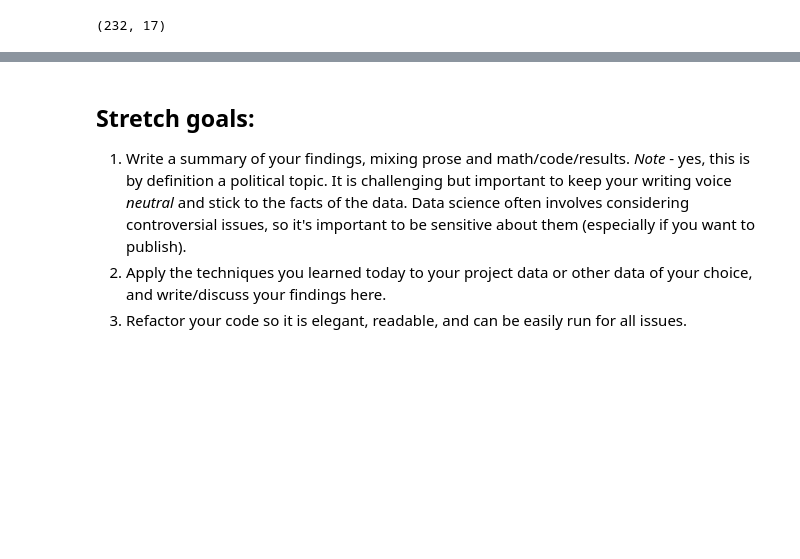
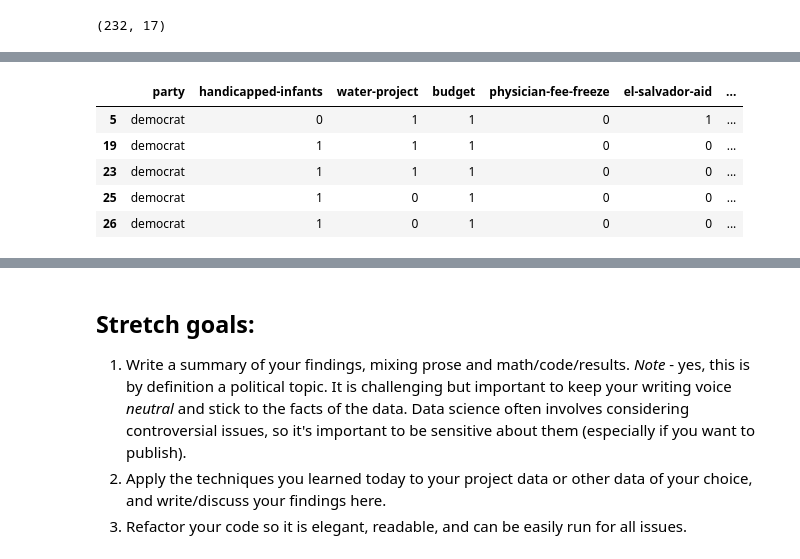
Before and after one commit to Khislatz/DS-Unit-1-Sprint-2-Statistics, a Jupyter notebook: Khislat_Zhuraeva_LS_DS_122_Sampling_Confidence_Intervals_and_Hypothesis_Testing_Assignment.ipynb, the cells around one changed output, grey strips where cells are left out. Cells and saved outputs as stored; diff of their text form; code cells hidden in the pictures; blank space fills up the shorter version.

```diff
--- a/Khislat_Zhuraeva_LS_DS_122_Sampling_Confidence_Intervals_and_Hypothesis_Testing_Assignment.ipynb
+++ b/Khislat_Zhuraeva_LS_DS_122_Sampling_Confidence_Intervals_and_Hypothesis_Testing_Assignment.ipynb
@@ -116,0 +120,11 @@ rep.head()
+# %%
+#how did democrats vote?
+dem = df[df['party'] == 'democrat']
+dem.head()
+# %% [output]
+|  | party | handicapped-infants | water-project | budget | physician-fee-freeze | el-salvador-aid | ... |
+| 5 | democrat | 0 | 1 | 1 | 0 | 1 | ... |
+| 19 | democrat | 1 | 1 | 1 | 0 | 0 | ... |
+| 23 | democrat | 1 | 1 | 1 | 0 | 0 | ... |
+| 25 | democrat | 1 | 0 | 1 | 0 | 0 | ... |
+| 26 | democrat | 1 | 0 | 1 | 0 | 0 | ... |
```
Also changed, not shown: parts of 44 cells of this notebook.
